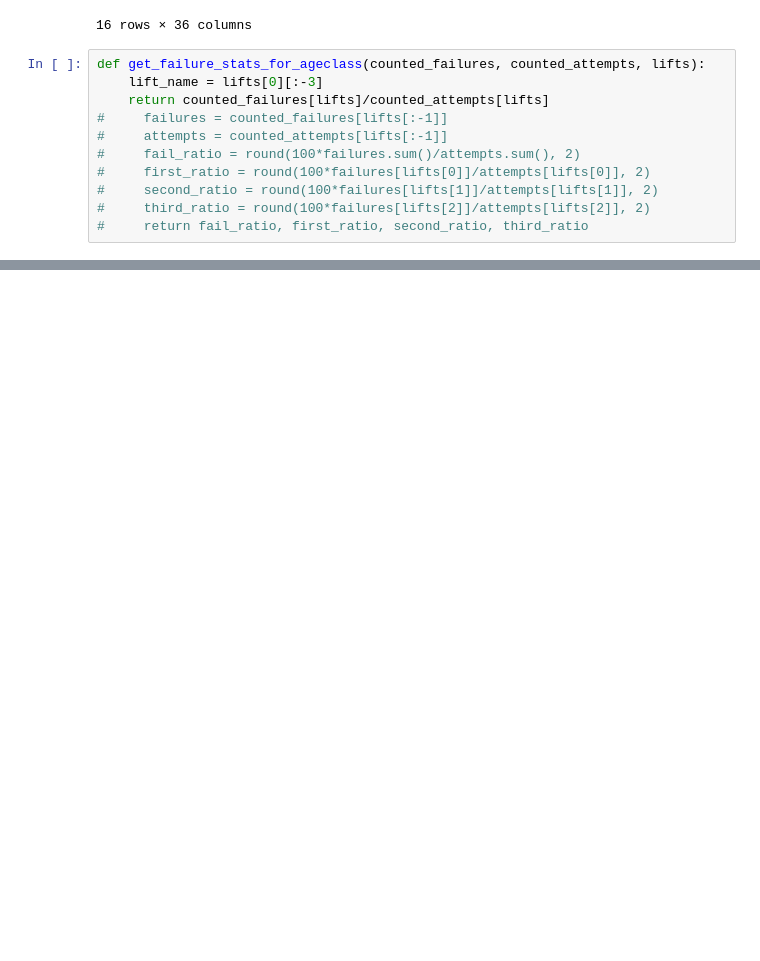
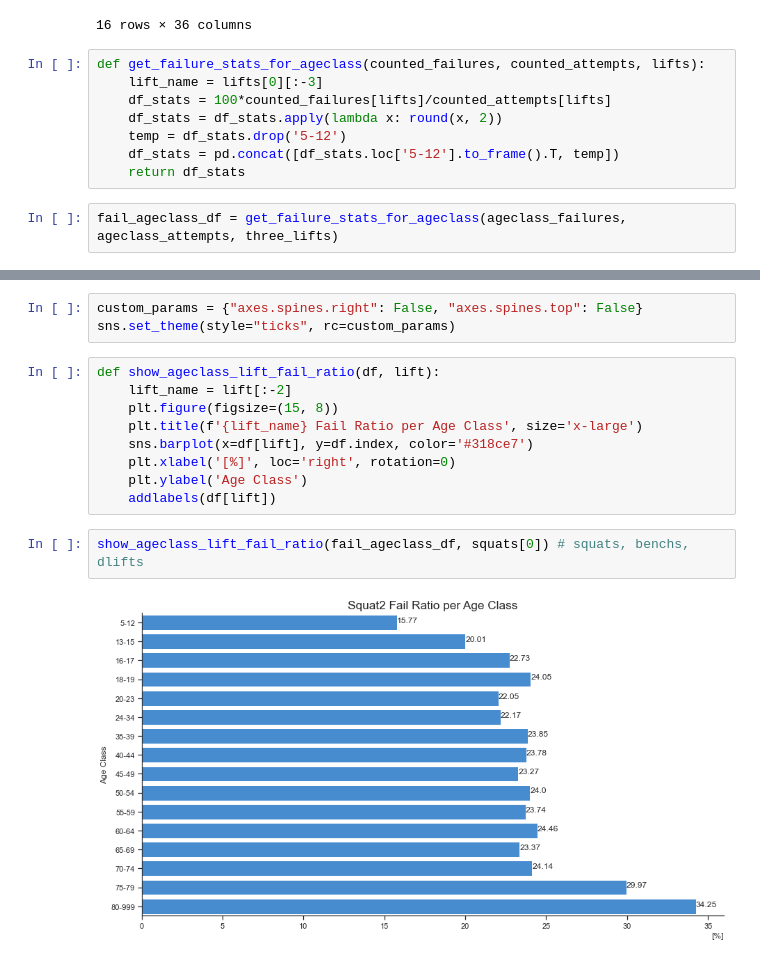
Before and after one commit to TBSDA/Data_Visualization, a Jupyter notebook: Powerlifting/Open_Powerlifting_Data_Visualization.ipynb, the cells around one changed output, grey strips where cells are left out. Cells and saved outputs as stored; diff of their text form; blank space fills up the shorter version.

```diff
--- a/Powerlifting/Open_Powerlifting_Data_Visualization.ipynb
+++ b/Powerlifting/Open_Powerlifting_Data_Visualization.ipynb
@@ -1567,11 +1565,10 @@ ageclass_attempts
 # %%
 def get_failure_stats_for_ageclass(counted_failures, counted_attempts, lifts):
     lift_name = lifts[0][:-3]
-    return counted_failures[lifts]/counted_attempts[lifts]
-#     failures = counted_failures[lifts[:-1]]
-#     attempts = counted_attempts[lifts[:-1]]
-#     fail_ratio = round(100*failures.sum()/attempts.sum(), 2)
-#     first_ratio = round(100*failures[lifts[0]]/attempts[lifts[0]], 2)
-#     second_ratio = round(100*failures[lifts[1]]/attempts[lifts[1]], 2)
-#     third_ratio = round(100*failures[lifts[2]]/attempts[lifts[2]], 2)
-#     return fail_ratio, first_ratio, second_ratio, third_ratio
+    df_stats = 100*counted_failures[lifts]/counted_attempts[lifts]
+    df_stats = df_stats.apply(lambda x: round(x, 2))
+    temp = df_stats.drop('5-12')
+    df_stats = pd.concat([df_stats.loc['5-12'].to_frame().T, temp])
+    return df_stats
+# %%
+fail_ageclass_df = get_failure_stats_for_ageclass(ageclass_failures, ageclass_attempts, three_lifts)
@@ -1577,0 +1595,16 @@ def get_failure_stats_for_ageclass(counted_failures, counted_attempts, lifts):
+# %%
+custom_params = {"axes.spines.right": False, "axes.spines.top": False}
+sns.set_theme(style="ticks", rc=custom_params)
+# %%
+def show_ageclass_lift_fail_ratio(df, lift):
+    lift_name = lift[:-2]
+    plt.figure(figsize=(15, 8))
+    plt.title(f'{lift_name} Fail Ratio per Age Class', size='x-large')
+    sns.barplot(x=df[lift], y=df.index, color='#318ce7')
+    plt.xlabel('[%]', loc='right', rotation=0)
+    plt.ylabel('Age Class')
+    addlabels(df[lift])
+# %%
+show_ageclass_lift_fail_ratio(fail_ageclass_df, squats[0]) # squats, benchs, dlifts
+# %% [output]
+[figure, added]
```
Also changed, not shown: parts of 19 cells of this notebook.
